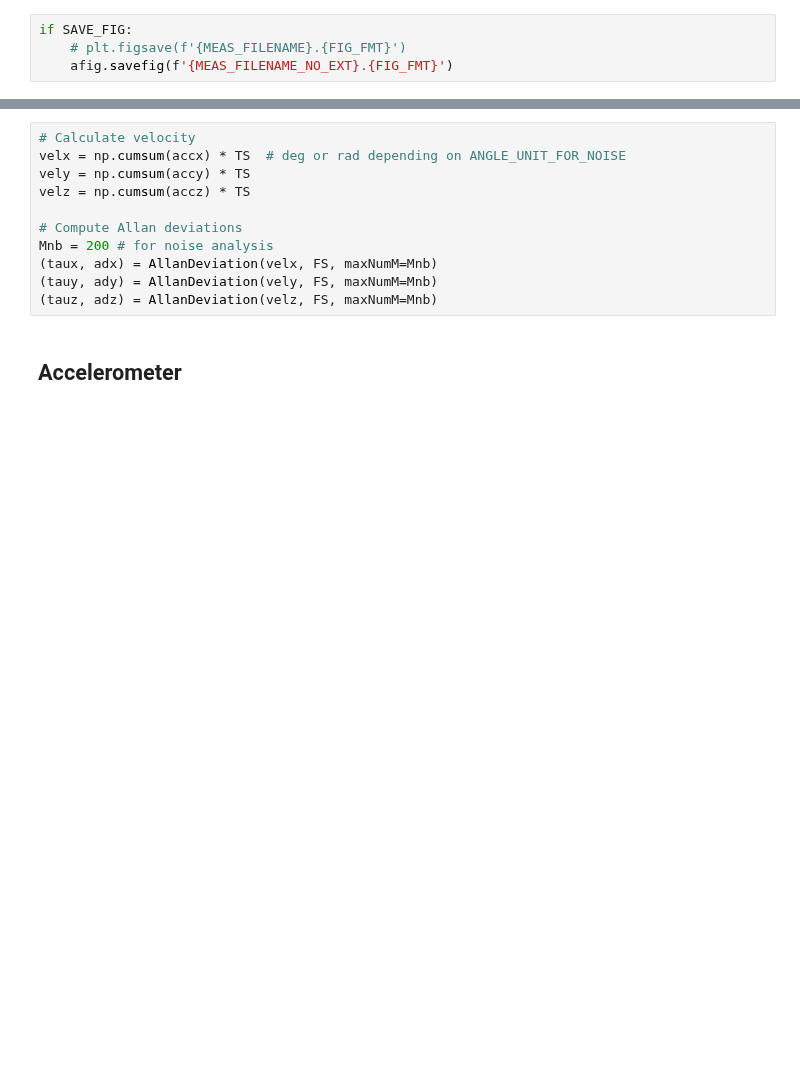
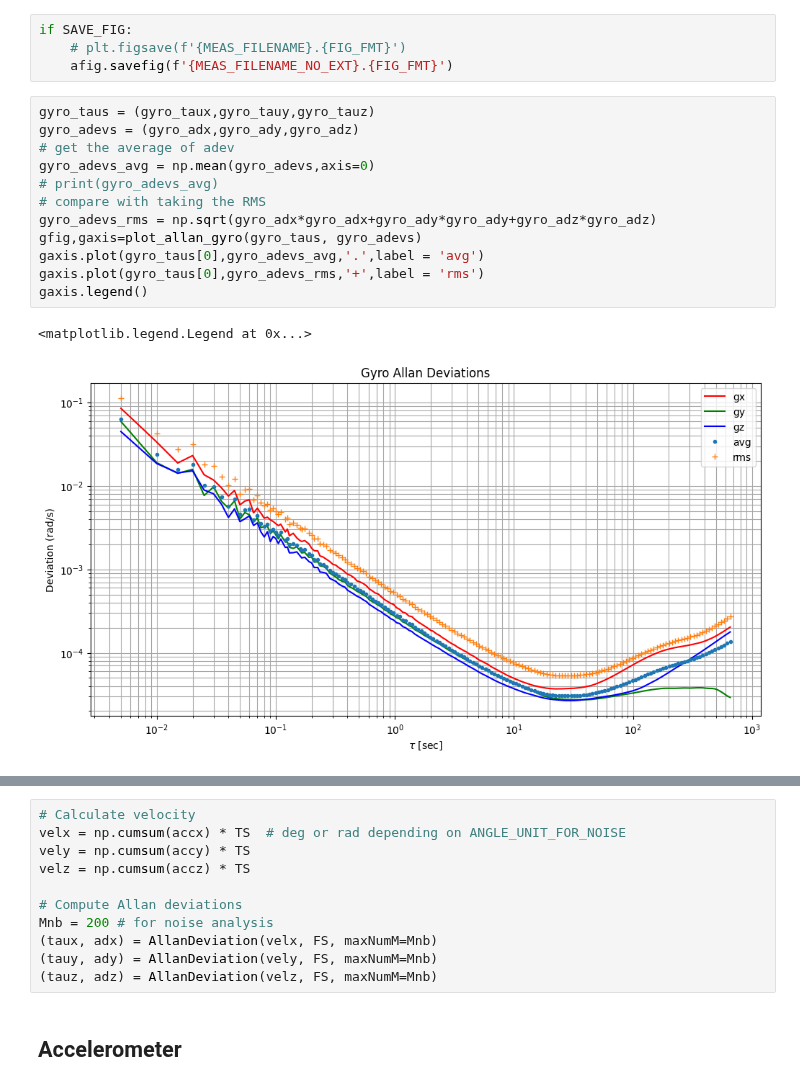
Before and after one commit to diplodocuslongus/depthai2know, a Jupyter notebook: IMU/noise_from_allan.ipynb, the cells around one changed output, grey strips where cells are left out. Cells and saved outputs as stored; diff of their text form; blank space fills up the shorter version.

```diff
--- a/IMU/noise_from_allan.ipynb
+++ b/IMU/noise_from_allan.ipynb
@@ -213,3 +234,18 @@ afig,aaxis=plot_allan_accel(accel_taus, accel_adevs)
 if SAVE_FIG:
     # plt.figsave(f'{MEAS_FILENAME}.{FIG_FMT}')
     afig.savefig(f'{MEAS_FILENAME_NO_EXT}.{FIG_FMT}')
+# %%
+gyro_taus = (gyro_taux,gyro_tauy,gyro_tauz)
+gyro_adevs = (gyro_adx,gyro_ady,gyro_adz)
+# get the average of adev
+gyro_adevs_avg = np.mean(gyro_adevs,axis=0)
+# print(gyro_adevs_avg)
+# compare with taking the RMS
+gyro_adevs_rms = np.sqrt(gyro_adx*gyro_adx+gyro_ady*gyro_ady+gyro_adz*gyro_adz)
+gfig,gaxis=plot_allan_gyro(gyro_taus, gyro_adevs)
+gaxis.plot(gyro_taus[0],gyro_adevs_avg,'.',label = 'avg')
+gaxis.plot(gyro_taus[0],gyro_adevs_rms,'+',label = 'rms')
+gaxis.legend()
+# %% [output]
+<matplotlib.legend.Legend at 0x...>
+[figure, added]
```
Also changed, not shown: parts of 30 cells of this notebook, 1 other file.
